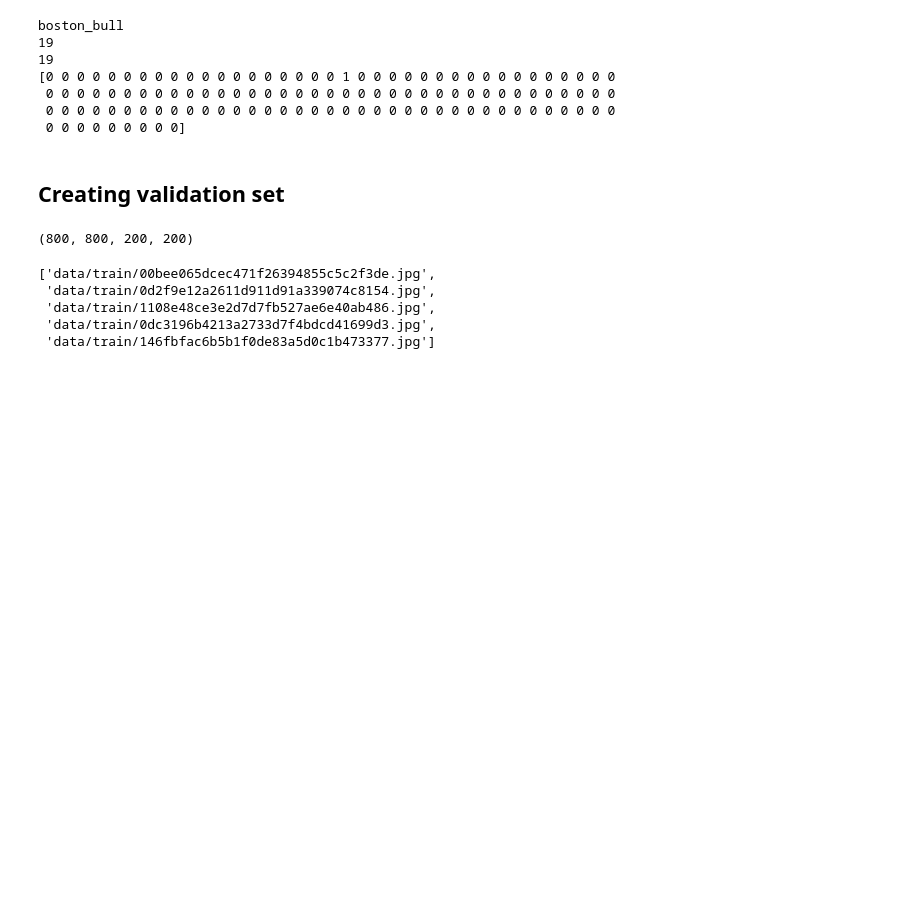
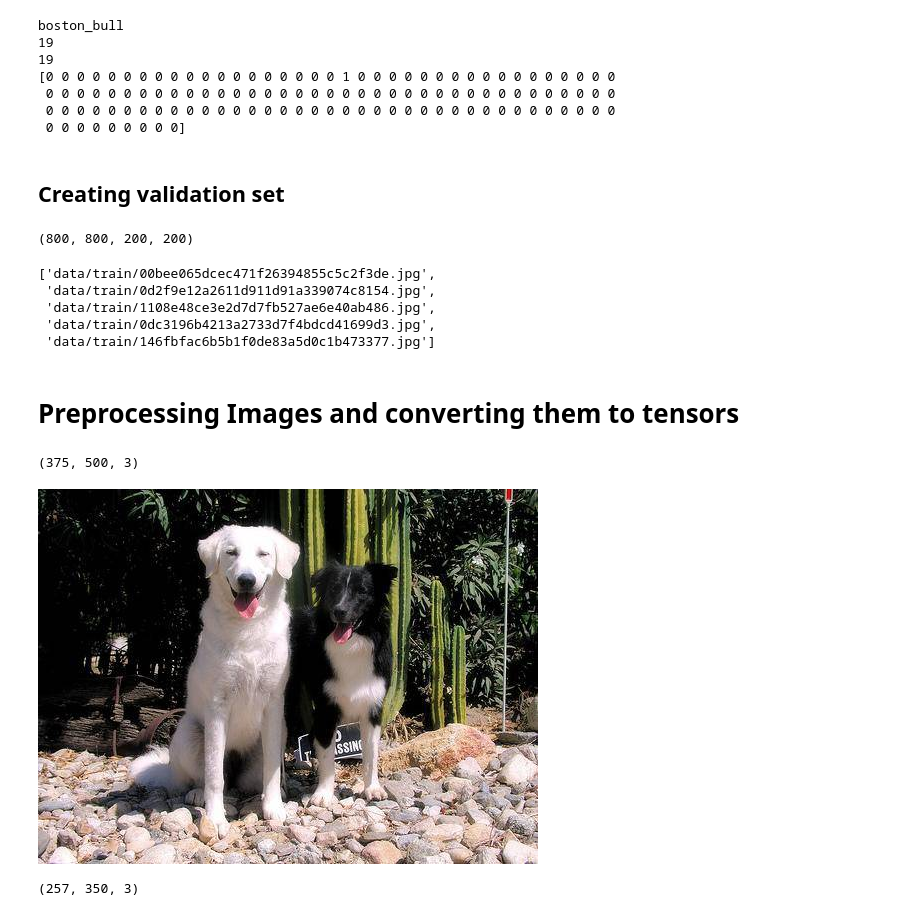
Before and after one commit to Johan-Liebert1/CourseraTensorFlow, a Jupyter notebook: dog_breed_predictor/dog_breed_predictor.ipynb, the cells around one changed output. Saved outputs shown, nothing was run; the diff lists cells and outputs as text; code cells hidden in the pictures; blank space fills up the shorter version.

Commit message:
Preprocessing Data into batches

```diff
--- a/dog_breed_predictor/dog_breed_predictor.ipynb
+++ b/dog_breed_predictor/dog_breed_predictor.ipynb
@@ -163,3 +163,18 @@ X_train[:5]
  'data/train/1108e48ce3e2d7d7fb527ae6e40ab486.jpg',
  'data/train/0dc3196b4213a2733d7f4bdcd41699d3.jpg',
  'data/train/146fbfac6b5b1f0de83a5d0c1b473377.jpg']
+# %% [markdown]
+# Preprocessing Images and converting them to tensors
+# %%
+image = Image.open(X_train[12])
+print(np.array(image).shape)
+image
+# %% [output]
+(375, 500, 3)
+[figure, added]
+# %%
+from matplotlib.pyplot import imread, imshow
+image = imread(filenames[42]) # read in an image
+image.shape
+# %% [output]
+(257, 350, 3)
```
Also changed, not shown: parts of 5 cells of this notebook, 1 other file.
